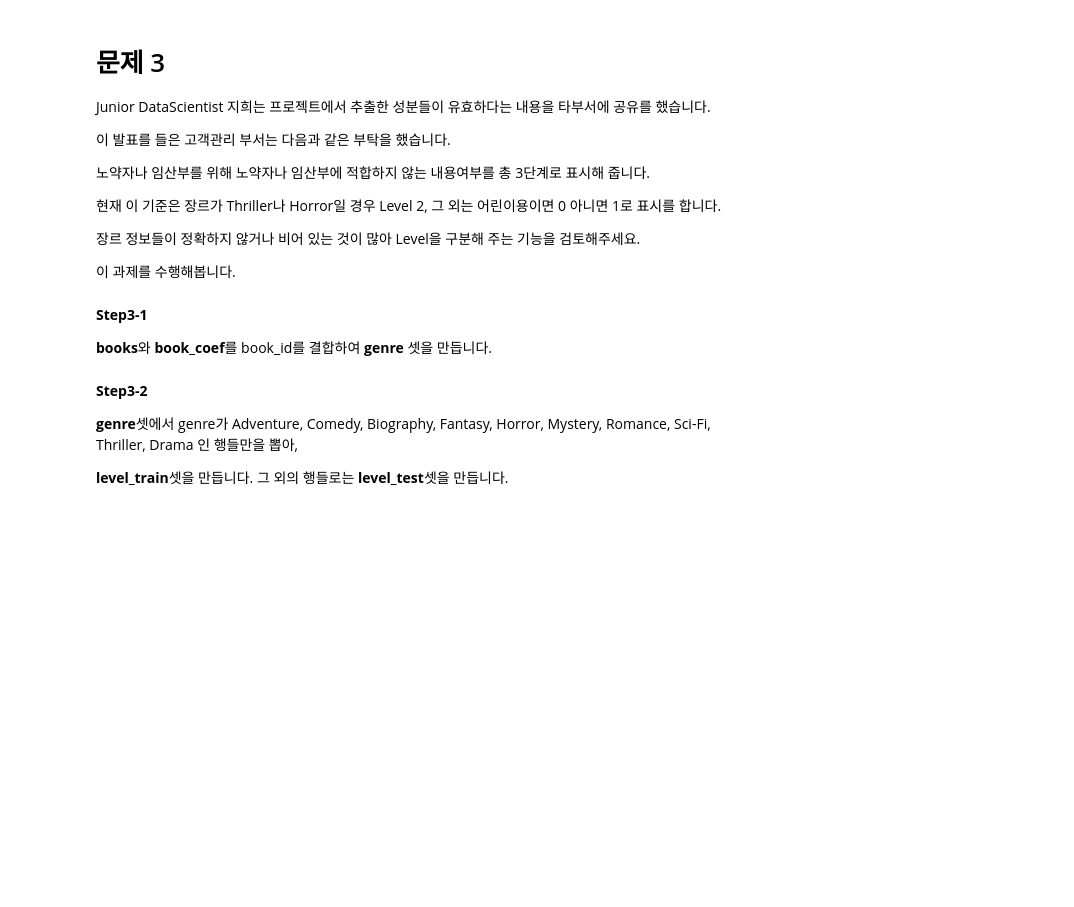
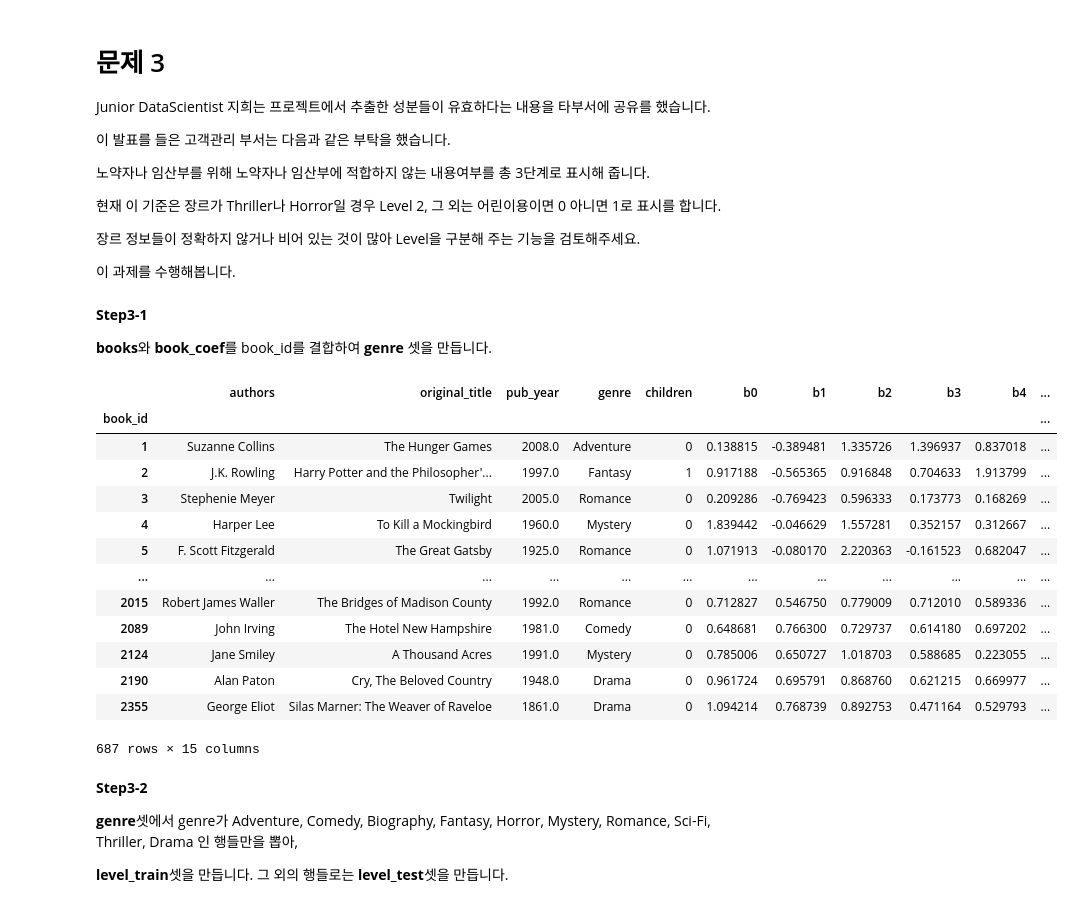
Before and after one commit to sunkusun9/DS_challenge_2310, a Jupyter notebook: prob_lect.ipynb, the cells around one changed output. Drawn from its saved outputs; the diff is of its cells as text; code cells hidden in the pictures; blank space fills up the shorter version.

```diff
--- a/prob_lect.ipynb
+++ b/prob_lect.ipynb
@@ -1131,6 +1131,24 @@ Junior DataScientist 지희는 프로젝트에서 추출한 성분들이 유효
 **Step3-1**
 
 **books**와 **book_coef**를 book_id를 결합하여 **genre** 셋을 만듭니다.
+# %%
+df_genre = df_books.join(df_book_coef)
+df_genre
+# %% [output]
+|  | authors | original_title | pub_year | genre | children | b0 | b1 | b2 | b3 | b4 | ... |
+| book_id |  |  |  |  |  |  |  |  |  |  | ... |
+| 1 | Suzanne Collins | The Hunger Games | 2008.0 | Adventure | 0 | 0.138815 | -0.389481 | 1.335726 | 1.396937 | 0.837018 | ... |
+| 2 | J.K. Rowling | Harry Potter and the Philosopher'... | 1997.0 | Fantasy | 1 | 0.917188 | -0.565365 | 0.916848 | 0.704633 | 1.913799 | ... |
+| 3 | Stephenie Meyer | Twilight | 2005.0 | Romance | 0 | 0.209286 | -0.769423 | 0.596333 | 0.173773 | 0.168269 | ... |
+| 4 | Harper Lee | To Kill a Mockingbird | 1960.0 | Mystery | 0 | 1.839442 | -0.046629 | 1.557281 | 0.352157 | 0.312667 | ... |
+| 5 | F. Scott Fitzgerald | The Great Gatsby | 1925.0 | Romance | 0 | 1.071913 | -0.080170 | 2.220363 | -0.161523 | 0.682047 | ... |
+| ... | ... | ... | ... | ... | ... | ... | ... | ... | ... | ... | ... |
+| 2015 | Robert James Waller | The Bridges of Madison County | 1992.0 | Romance | 0 | 0.712827 | 0.546750 | 0.779009 | 0.712010 | 0.589336 | ... |
+| 2089 | John Irving | The Hotel New Hampshire | 1981.0 | Comedy | 0 | 0.648681 | 0.766300 | 0.729737 | 0.614180 | 0.697202 | ... |
+| 2124 | Jane Smiley | A Thousand Acres | 1991.0 | Mystery | 0 | 0.785006 | 0.650727 | 1.018703 | 0.588685 | 0.223055 | ... |
+| 2190 | Alan Paton | Cry, The Beloved Country | 1948.0 | Drama | 0 | 0.961724 | 0.695791 | 0.868760 | 0.621215 | 0.669977 | ... |
+| 2355 | George Eliot | Silas Marner: The Weaver of Raveloe | 1861.0 | Drama | 0 | 1.094214 | 0.768739 | 0.892753 | 0.471164 | 0.529793 | ... |
+687 rows × 15 columns
 # %% [markdown]
 **Step3-2**
 
```
Also changed, not shown: parts of 8 cells of this notebook.
